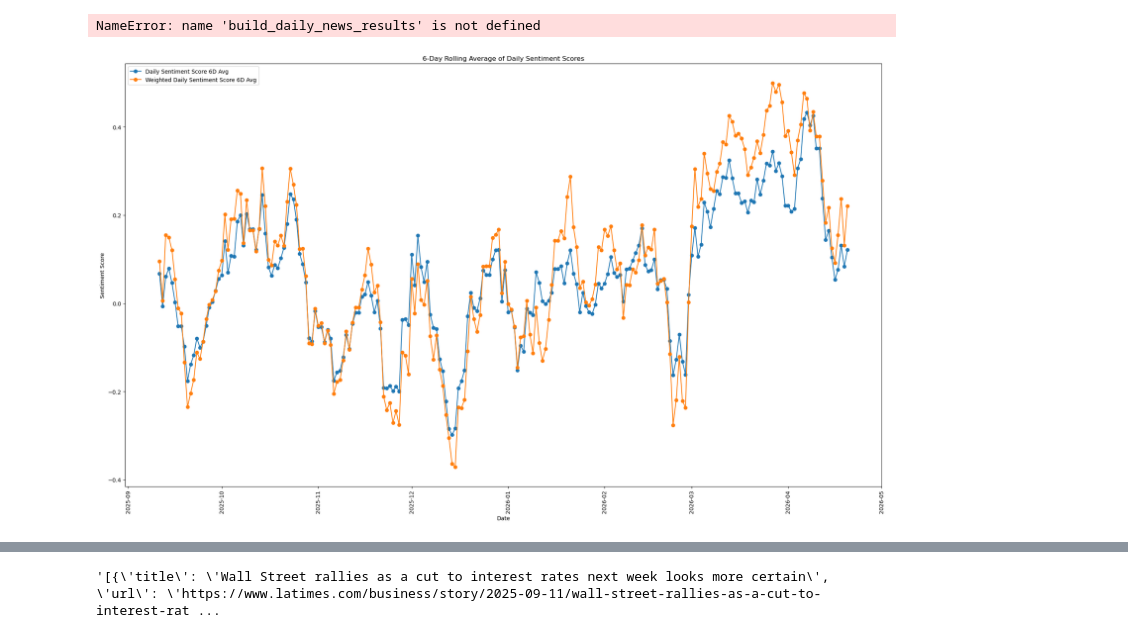
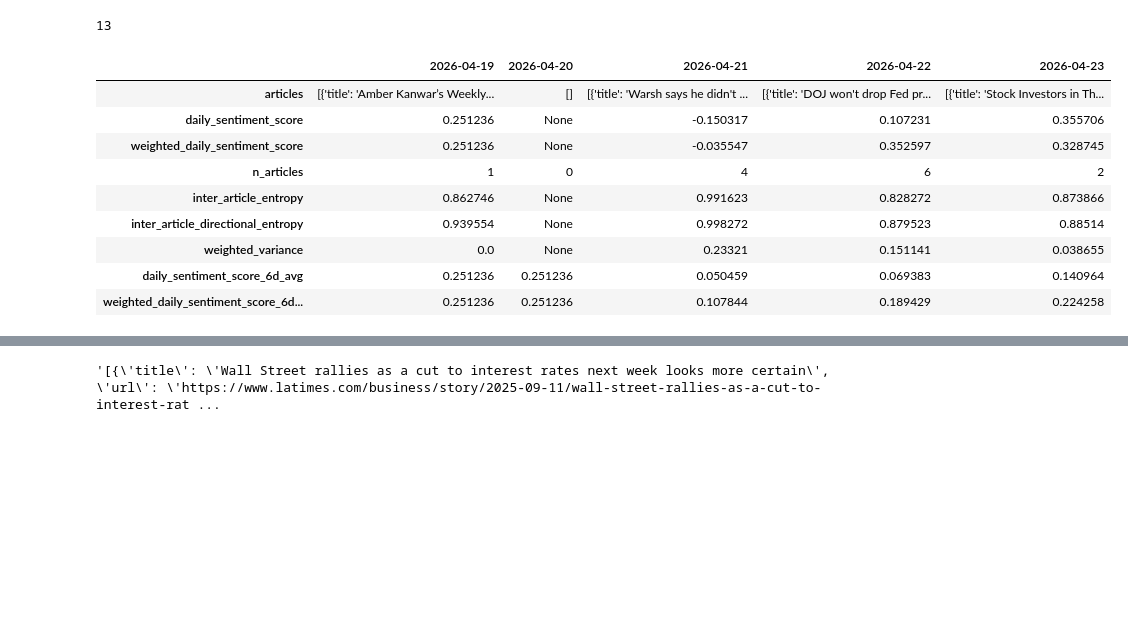
Before and after one commit to JSek7/Citadel-Fixed-Income-Challenge---Sentiment-Analysis, a Jupyter notebook: Notebooks/gnews_api_sentiment_analysis.ipynb, the cells around one changed output, grey strips where cells are left out. Drawn from its saved outputs; the diff is of its cells as text; code cells hidden in the pictures; blank space fills up the shorter version.

```diff
--- a/Notebooks/gnews_api_sentiment_analysis.ipynb
+++ b/Notebooks/gnews_api_sentiment_analysis.ipynb
@@ -748,70 +754,47 @@ UK_DOMAINS = [
 results = build_daily_news_results(
     api_key=NEWSAPI_KEY,
     query=QUERY,
-    start_date="2025-09-11",
-    end_date="2026-04-20",
+    start_date="2026-04-19",
+    end_date="2026-04-23",
     sentiment_fn=rates_expectations,
     max_pages_per_day=5,
     page_size=100,
     max_sentences_per_article=7,
     domains=TRUSTED_DOMAINS
 )
-# %% [output]
-NameError: name 'build_daily_news_results' is not defined
 # %%
 
 
 results_df = pd.DataFrame(results)
 
 #print sum of articles row to check total number of articles collected across all days
 print(results_df.loc["n_articles"].sum())
 
 # add 6-day rolling average of daily sentiment score and weighted daily sentiment score
 results_df.loc["daily_sentiment_score_6d_avg"] = (
     results_df.loc["daily_sentiment_score"].rolling(window=6, min_periods=1).mean()
 )
 
 results_df.loc["weighted_daily_sentiment_score_6d_avg"] = (
     results_df.loc["weighted_daily_sentiment_score"].rolling(window=6, min_periods=1).mean()
 )
 
 
 #save results to csv
-#results_df.to_csv("uk_sentiment_results.csv")
+results_df.to_csv("recent_results.csv")
+results_df
+# %% [output]
+13
+|  | 2026-04-19 | 2026-04-20 | 2026-04-21 | 2026-04-22 | 2026-04-23 |
+| articles | [{'title': 'Amber Kanwar’s Weekly... | [] | [{'title': 'Warsh says he didn't ... | [{'title': 'DOJ won't drop Fed pr... | [{'title': 'Stock Investors in Th... |
+| daily_sentiment_score | 0.251236 | None | -0.150317 | 0.107231 | 0.355706 |
+| weighted_daily_sentiment_score | 0.251236 | None | -0.035547 | 0.352597 | 0.328745 |
+| n_articles | 1 | 0 | 4 | 6 | 2 |
+| inter_article_entropy | 0.862746 | None | 0.991623 | 0.828272 | 0.873866 |
+| inter_article_directional_entropy | 0.939554 | None | 0.998272 | 0.879523 | 0.88514 |
+| weighted_variance | 0.0 | None | 0.23321 | 0.151141 | 0.038655 |
+| daily_sentiment_score_6d_avg | 0.251236 | 0.251236 | 0.050459 | 0.069383 | 0.140964 |
+| weighted_daily_sentiment_score_6d... | 0.251236 | 0.251236 | 0.107844 | 0.189429 | 0.224258 |
-# %%
-#slice results from csv and plot daily sentiment score and weighted daily sentiment score with 6-day rolling average for the period
-results_df = pd.read_csv(r"C:\Users\joven\Documents\ML Projects\Citadel-Fixed-Income-Challenge---Sentiment-Analysis\csv_data\uk_sentiment_results.csv", index_col=0) #UK Results
-#results_df = pd.read_csv(r"Citadel-Fixed-Income-Challenge---Sentiment-Analysis\csv_data\main_results.csv", index_col=0) Main Results
-
-numeric_rows = [
-    "daily_sentiment_score",
-    "weighted_daily_sentiment_score",
-    "n_articles",
-    "inter_article_entropy",
-    "inter_article_directional_entropy",
-    "weighted_variance",
-    "daily_sentiment_score_6d_avg",
-    "weighted_daily_sentiment_score_6d_avg",
-]
-
-numeric_df = results_df.loc[numeric_rows].apply(pd.to_numeric, errors="coerce")
-
-x = pd.to_datetime(numeric_df.columns)
-y1 = numeric_df.loc["daily_sentiment_score_6d_avg"]
-y2 = numeric_df.loc["weighted_daily_sentiment_score_6d_avg"]
-
-plt.figure(figsize=(20, 12))
-plt.plot(x, y1, label="Daily Sentiment Score 6D Avg", marker='o')
-plt.plot(x, y2, label="Weighted Daily Sentiment Score 6D Avg", marker='o')
-plt.xticks(rotation=90)
-plt.xlabel("Date")
-plt.ylabel("Sentiment Score")
-plt.title("6-Day Rolling Average of Daily Sentiment Scores")
-plt.legend()
-plt.tight_layout()
-plt.show()
-# %% [output]
-[figure, removed]
 # %%
 import numpy as np
 import pandas as pd
```
Also changed, not shown: parts of 3 cells of this notebook, 2 other files.
